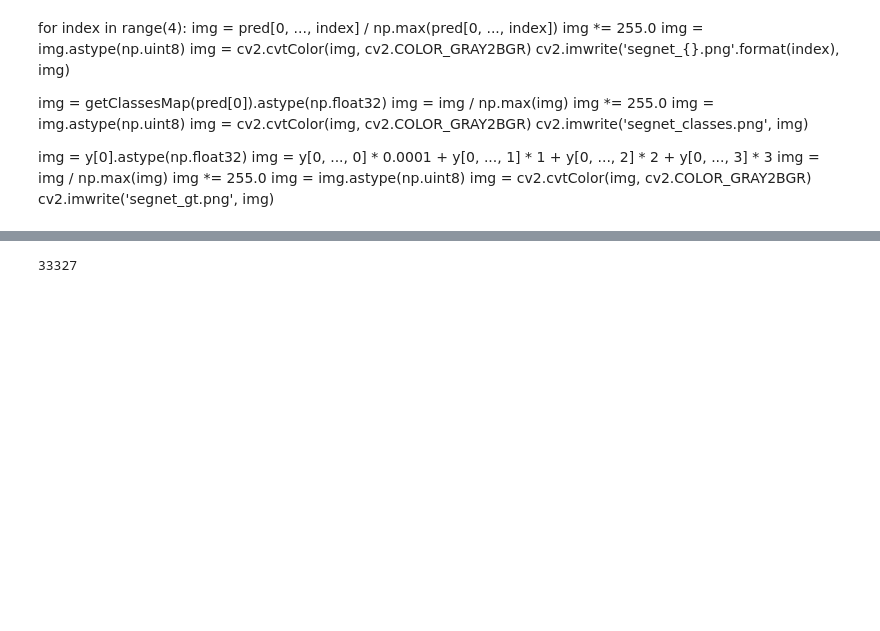
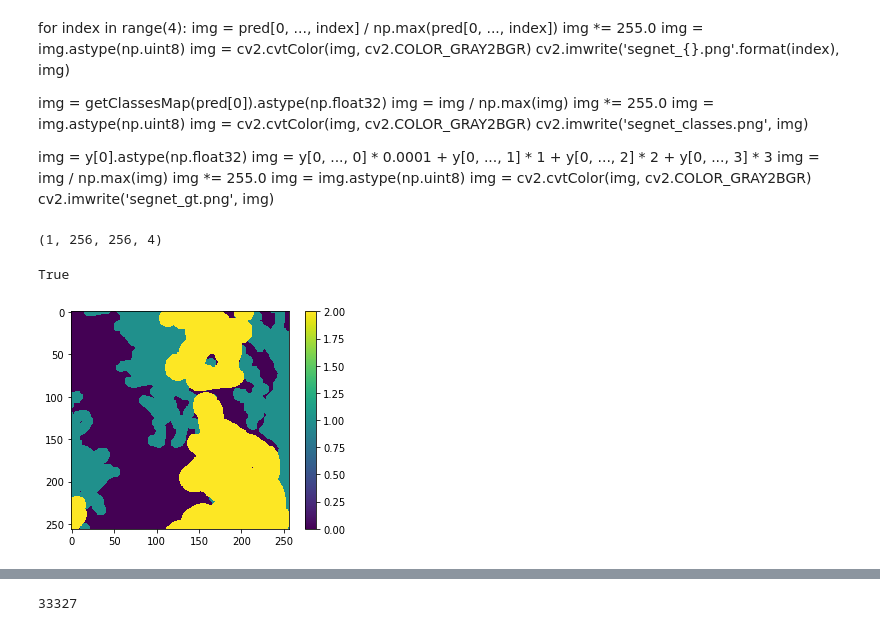
Before and after one commit to Ashgun/cv_fields_semantic-segmentation, a Jupyter notebook: train_segnet.ipynb, the cells around one changed output, grey strips where cells are left out. Cells and saved outputs as stored; diff of their text form; code cells hidden in the pictures; blank space fills up the shorter version.

```diff
--- a/train_segnet.ipynb
+++ b/train_segnet.ipynb
@@ -445,6 +445,20 @@ img *= 255.0
 img = img.astype(np.uint8)
 img = cv2.cvtColor(img, cv2.COLOR_GRAY2BGR)
 cv2.imwrite('segnet_gt.png', img)
+# %%
+y.shape
+# %% [output]
+(1, 256, 256, 4)
+# %%
+im_0_1 = plt.imshow(getClassesMap(y[0]))
+plt.colorbar(im_0_1)
+
+img = (getClassesMap(y[0]) * 255. / 3).astype(np.uint8)
+img = cv2.applyColorMap(img, cv2.COLORMAP_JET)
+cv2.imwrite("sample_32_mask.png", img)
+# %% [output]
+True
+[figure, added]
 # %%
 np.min(pred[0, ..., 1]),np.max(pred[0, ..., 1])
 # %% [output]
```
Also changed, not shown: parts of 7 cells of this notebook, 2 other files.
